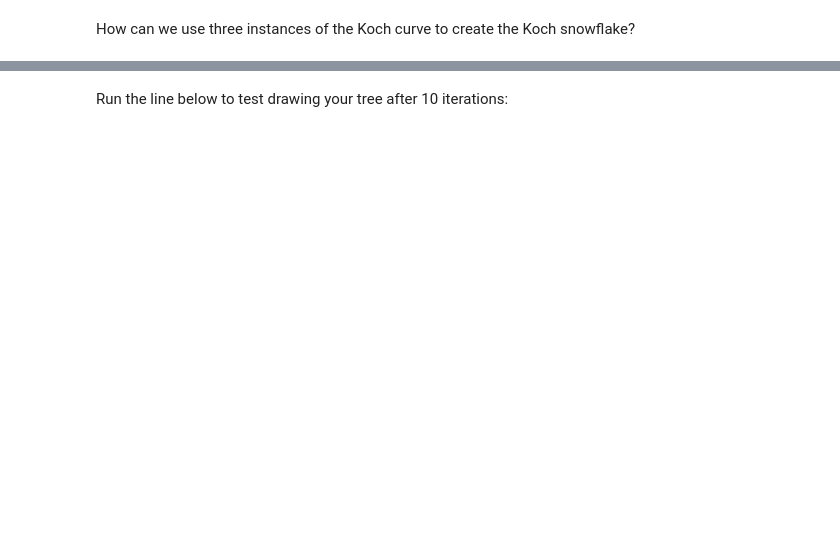
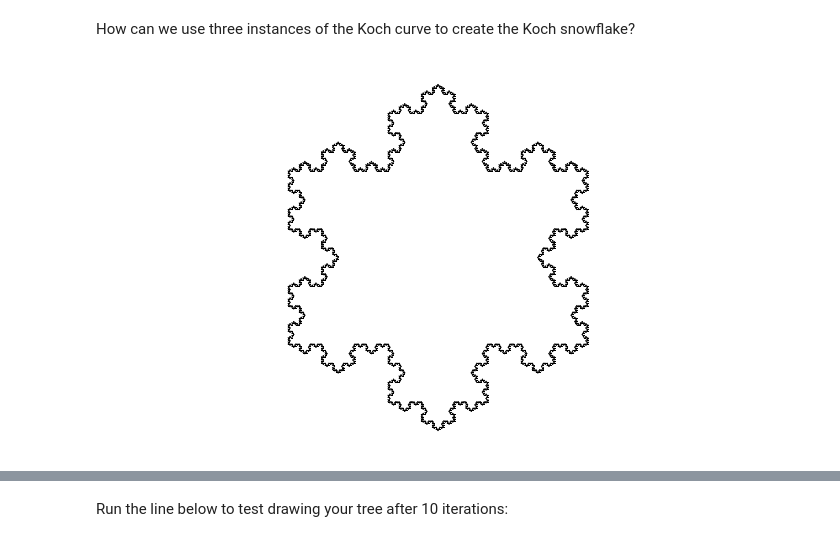
Before and after one commit to gvarnavi/generative-art-iap, a Jupyter notebook: 01.25-Tuesday/02_geometric-fractals-py.ipynb, the cells around one changed output, grey strips where cells are left out. Cells and saved outputs as stored; diff of their text form; code cells hidden in the pictures; blank space fills up the shorter version.

Commit message:
Execute geometric fractals.

```diff
--- a/01.25-Tuesday/02_geometric-fractals-py.ipynb
+++ b/01.25-Tuesday/02_geometric-fractals-py.ipynb
@@ -106,3 +100,16 @@ plt.show()
+# %%
+fig, ax = plt.subplots(1,1,figsize=(12,7))
+
+# Solution:
+draw_fractal(koch_curve, n=6, x=0, y=0, theta=0., ax=ax)
+draw_fractal(koch_curve, n=6, x=1, y=0, theta=-2*np.pi/3, ax=ax)
+draw_fractal(koch_curve, n=6, x=0.5, y=-np.sqrt(3)/2, theta=2*np.pi/3, ax=ax)
+
+ax.axis('equal')
+ax.axis('off')
+plt.show()
+# %% [output]
+[figure, added]
 # %% [markdown]
 ### Dragon curve
 Another interesting structure we can produce geometrically is the dragon curve. At each iteration, we replace one line segment by two new segments at angles of 45 degrees relative to the current orientation. However, there is a twist: we'd like the "handedness" of the two segments to be different, as illustrated below:
```
Also changed, not shown: parts of 5 cells of this notebook.
